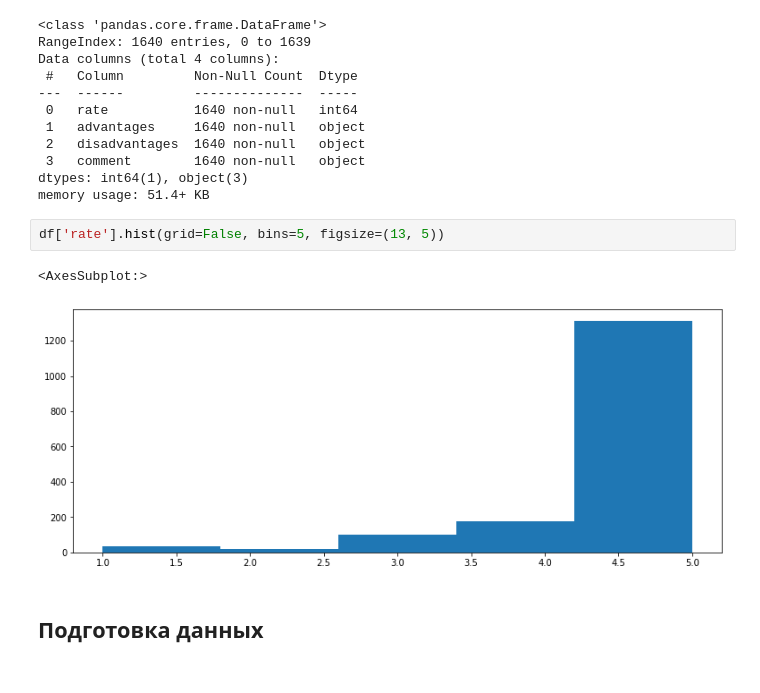
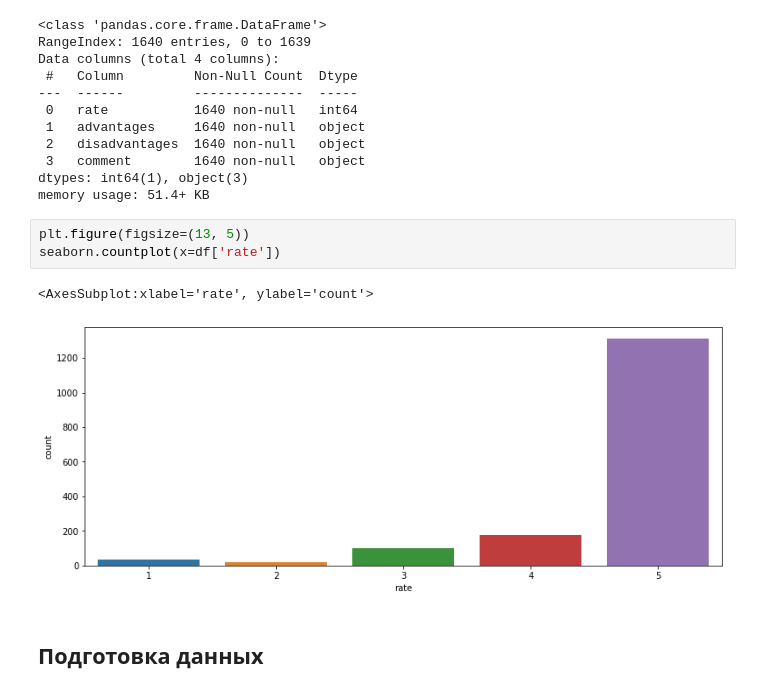
Before and after one commit to ginkulv/notebooks, a Jupyter notebook: reviews_citilink/reviews.ipynb, the cells around one changed output. Cells and saved outputs as stored; diff of their text form.

Commit message:
imporve data count visualisation

```diff
--- a/reviews_citilink/reviews.ipynb
+++ b/reviews_citilink/reviews.ipynb
@@ -54,11 +55,12 @@ Data columns (total 4 columns):
  3   comment        1640 non-null   object
 dtypes: int64(1), object(3)
 memory usage: 51.4+ KB
-# %%
-df['rate'].hist(grid=False, bins=5, figsize=(13, 5))
-# %% [output]
-<AxesSubplot:>
-[figure, removed]
+# %%
+plt.figure(figsize=(13, 5))
+seaborn.countplot(x=df['rate'])
+# %% [output]
+<AxesSubplot:xlabel='rate', ylabel='count'>
+[figure, added]
 # %% [markdown]
 ## Подготовка данных
 # %%
```
Also changed, not shown: parts of 2 cells of this notebook.
